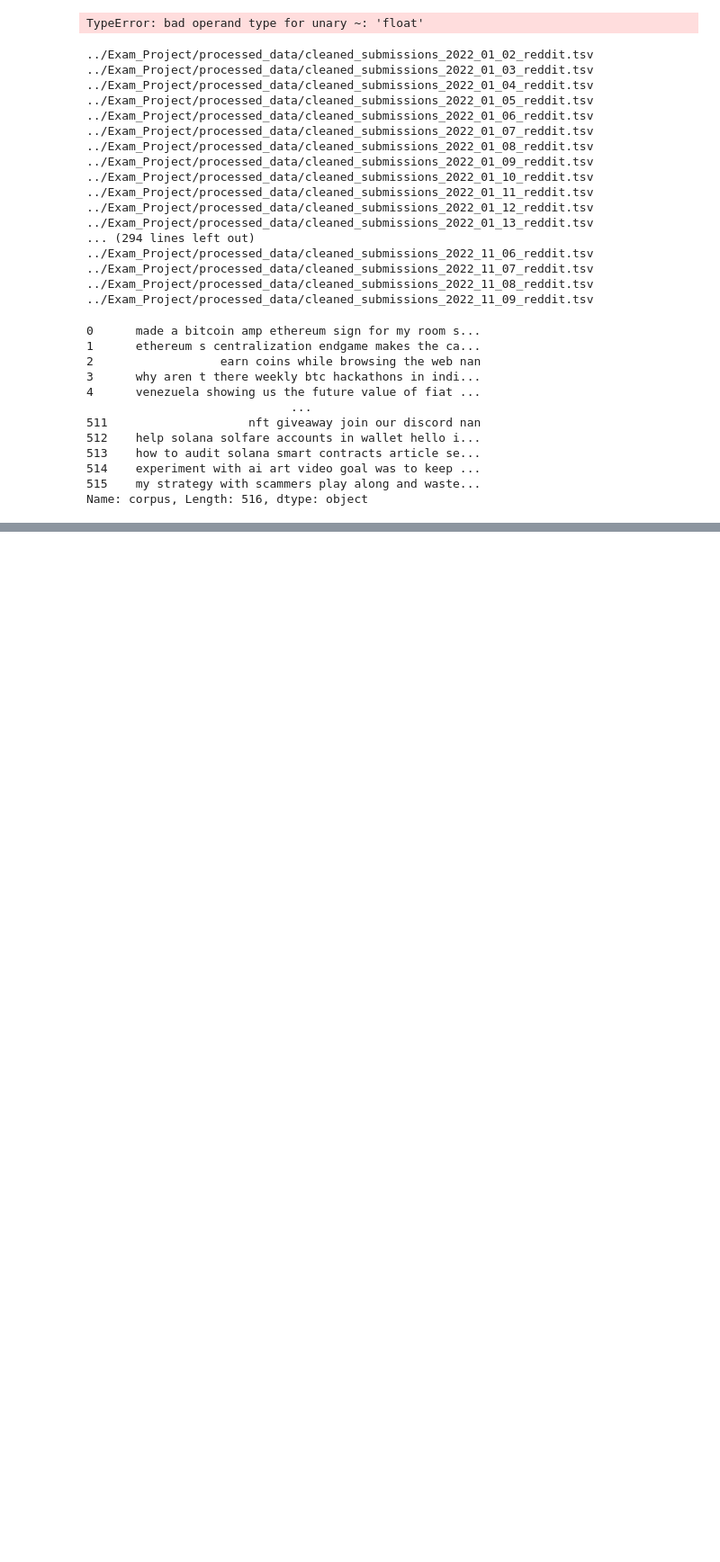
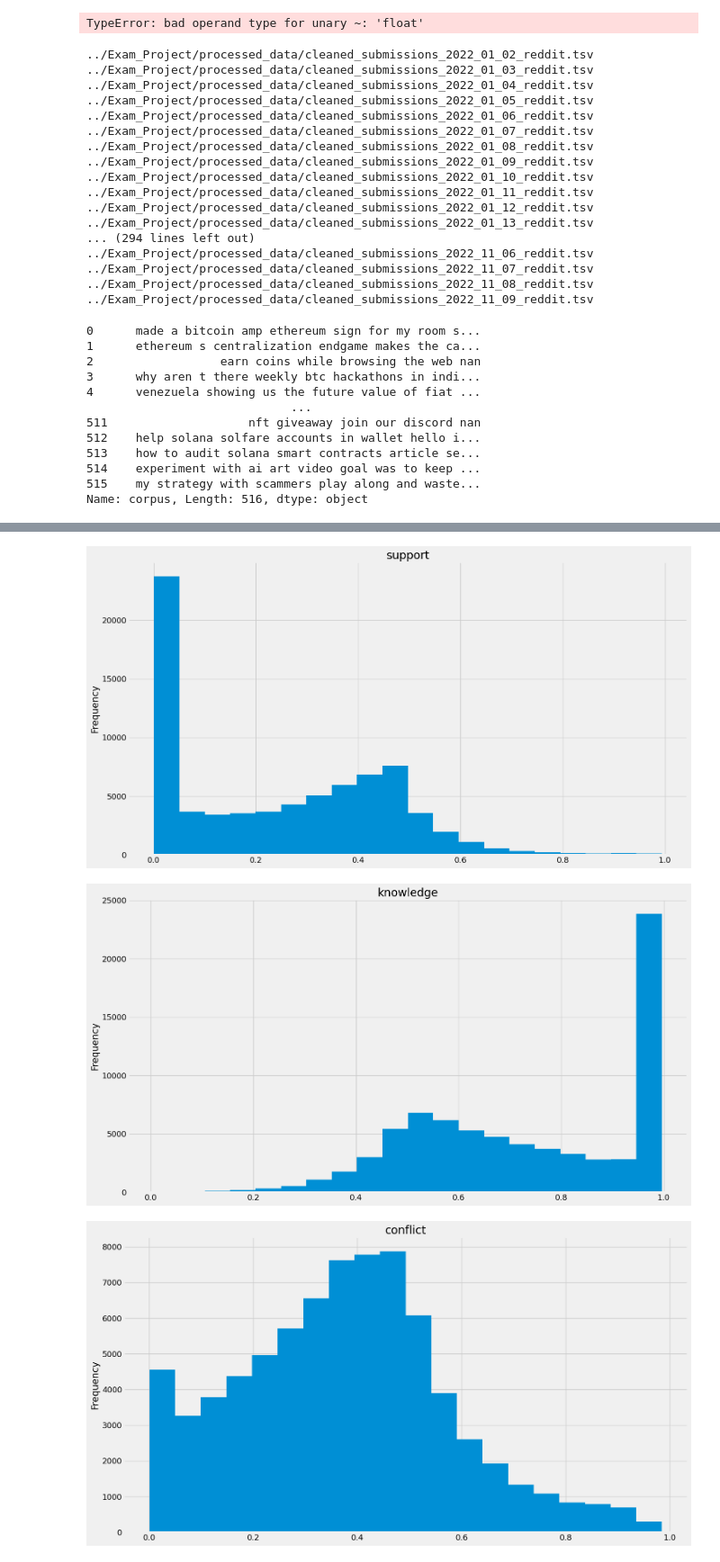
Before and after one commit to DueViktor/WildDataExam, a Jupyter notebook: EDA.ipynb, the cells around one changed output, grey strips where cells are left out. Shown at 90% size. Cells and saved outputs as stored; diff of their text form; code cells hidden in the pictures; blank space fills up the shorter version.

```diff
--- a/EDA.ipynb
+++ b/EDA.ipynb
@@ -37,11 +44,3 @@ for fname in all_files:
 # %%
 cols = ['corpus', 'support', 'knowledge', 'conflict', 'power',
        'similarity', 'fun', 'status', 'trust', 'identity', 'romance']
-# %%
-comment_df = None
-post_df = None
-
-for date,df in comments.items():
-    if comment_df is None:
-        df_subset = df.loc[df[]]
-        comment_df =
@@ -112,4 +142,4 @@ Name: body, Length: 104297, dtype: object
 # %%
-merged_posts['text_length'] = merged_posts['body'].apply(lambda x: len(str(x).split(' ')))
+merged_posts['text_length'] = merged_posts['corpus'].apply(lambda x: len(str(x).split(' ')))
 # %%
 merged_posts.sort_values('text_length',ascending=False)
@@ -147,7 +163,6 @@ merged_posts.sort_values('text_length',ascending=False)
 | 399 | 399 | [] | False | NaN | [deleted] | NaN | ... |
 104297 rows × 65 columns
 # %%
-merged_posts.drop('Unnamed: 0',axis=1,inplace=True)
 merged_posts.loc[merged_posts['text_length']>15].head(100).to_csv('post_sample.tsv',sep='\t',index=None)
 # %%
 merged_posts
@@ -265,0 +283,3 @@ Name: corpus, Length: 516, dtype: object
+# %%
+condensed = merged_posts[cols]
+condensed.head()
@@ -265,0 +297,9 @@ Name: corpus, Length: 516, dtype: object
+# %%
+plt.style.use('fivethirtyeight')
+for col in cols[1:]:
+    condensed[col].plot(kind='hist',bins=20,title=col,figsize=[16,9])
+    plt.show()
+# %% [output]
+[figure, added]
+[figure, added]
+[figure, added]
```
Also changed, not shown: parts of 25 cells of this notebook, 3 other files.
